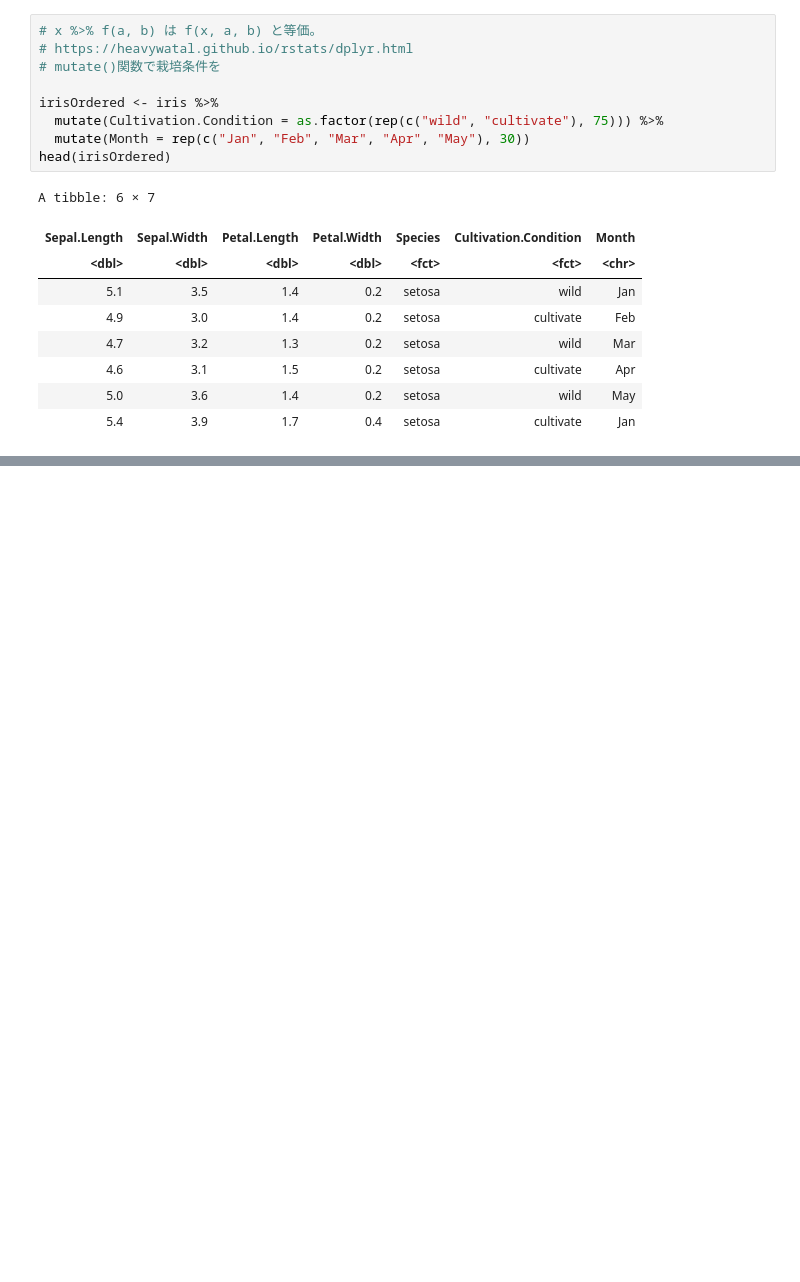
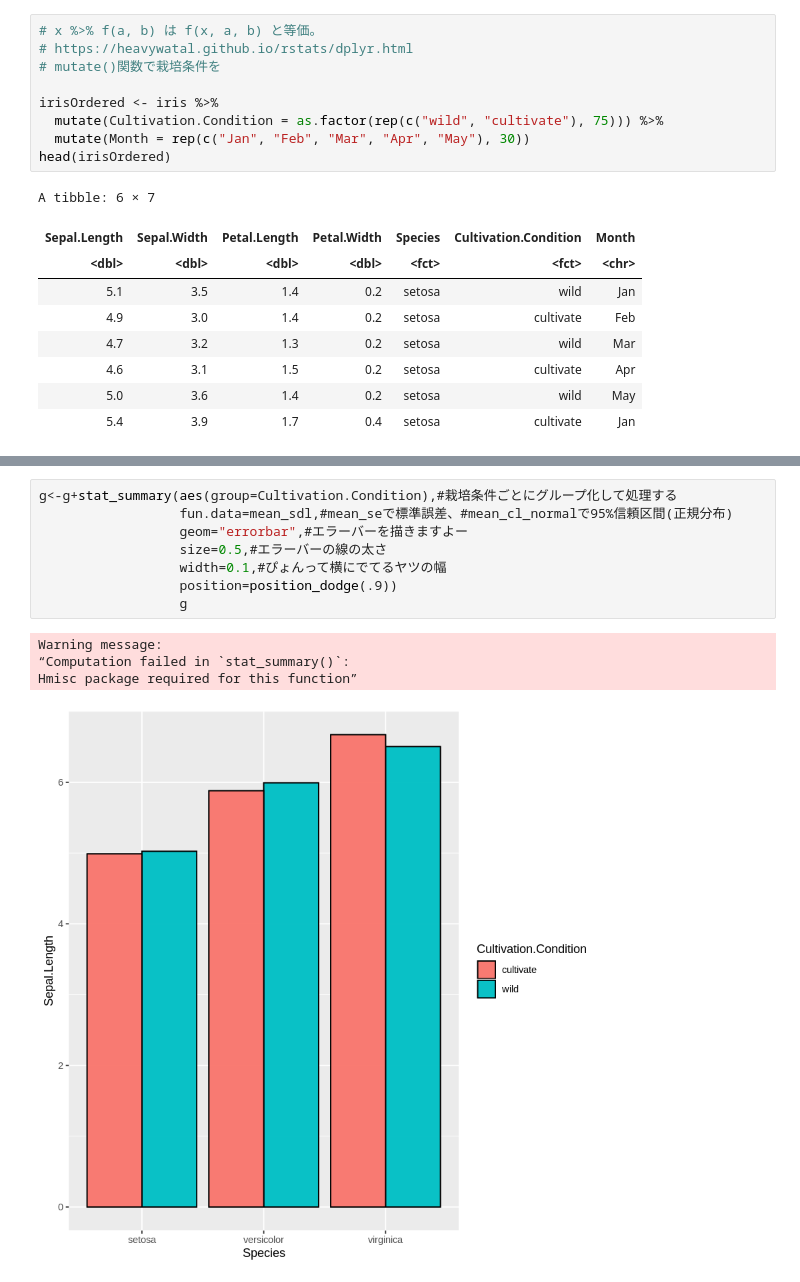
Before and after one commit to adash333/ggplot2-example, a Jupyter notebook: 191015_ggplot2_001.ipynb, the cells around one changed output, grey strips where cells are left out. Saved outputs shown, nothing was run; the diff lists cells and outputs as text; blank space fills up the shorter version.

```diff
--- a/191015_ggplot2_001.ipynb
+++ b/191015_ggplot2_001.ipynb
@@ -95,0 +140,13 @@ A tibble: 6 × 7
+# %%
+g<-g+stat_summary(aes(group=Cultivation.Condition),#栽培条件ごとにグループ化して処理する
+                  fun.data=mean_sdl,#mean_seで標準誤差、#mean_cl_normalで95%信頼区間(正規分布)
+                  geom="errorbar",#エラーバーを描きますよー
+                  size=0.5,#エラーバーの線の太さ
+                  width=0.1,#ぴょんって横にでてるヤツの幅
+                  position=position_dodge(.9))
+                  g
+# %% [output]
+Warning message:
+“Computation failed in `stat_summary()`:
+Hmisc package required for this function”
+[figure, added]
```
Also changed, not shown: parts of 5 cells of this notebook.
